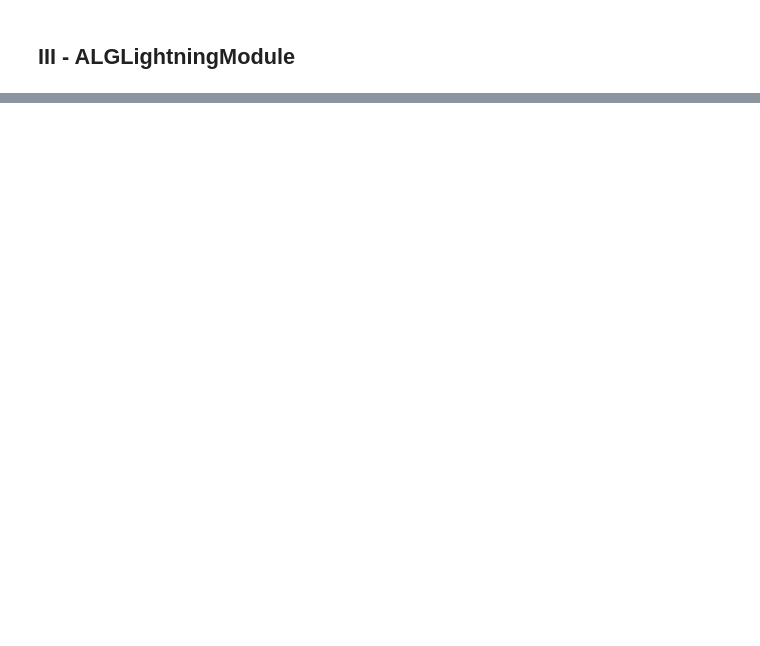
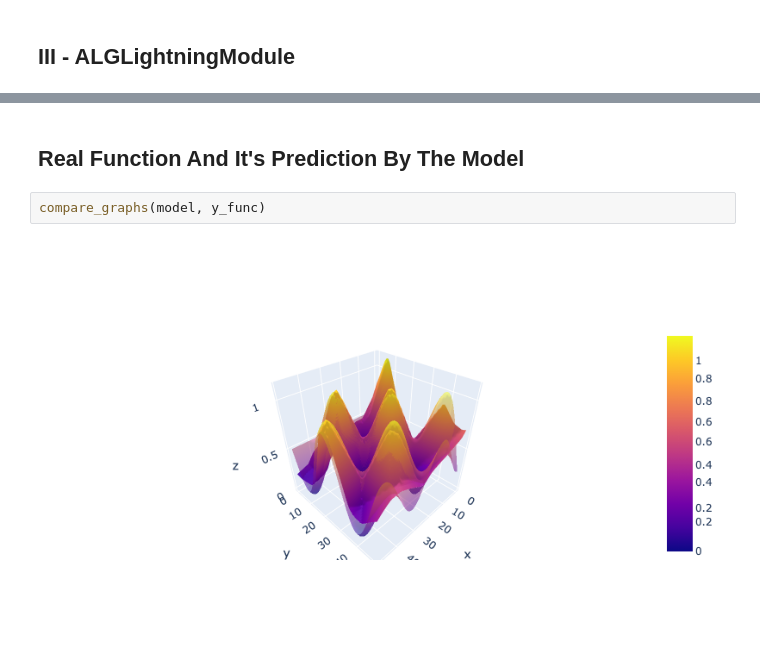
Before and after one commit to Arseni1919/ND_sandbox, a Jupyter notebook: NN/Simple_NN.ipynb, the cells around one changed output, grey strips where cells are left out. Drawn from its saved outputs; the diff is of its cells as text; blank space fills up the shorter version.

```diff
--- a/NN/Simple_NN.ipynb
+++ b/NN/Simple_NN.ipynb
@@ -205,0 +216,6 @@ alg_module(torch.Tensor([[1000, 0.2]])).item()
+# %% [markdown]
+## Real Function And It's Prediction By The Model
+# %%
+compare_graphs(model, y_func)
+# %% [output]
+[figure, added]
```
Also changed, not shown: parts of 12 cells of this notebook, 10 other files.
